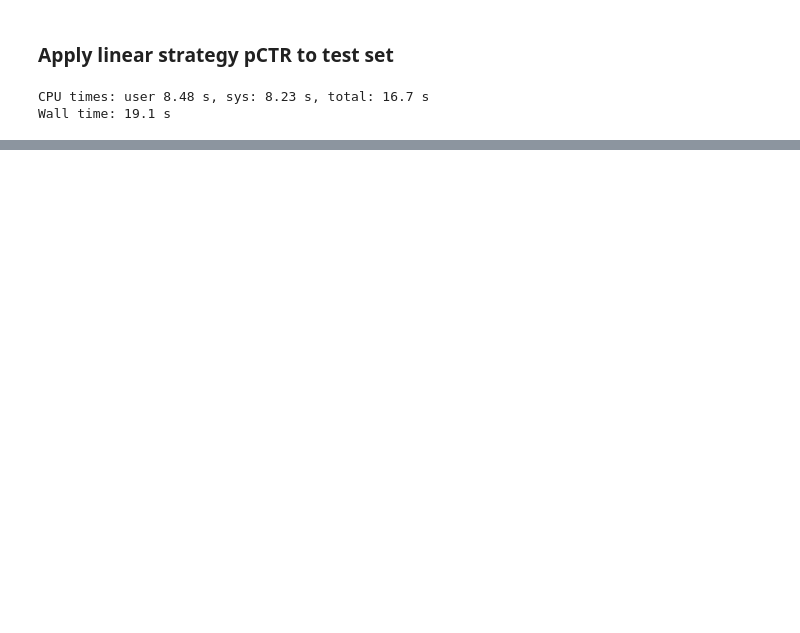
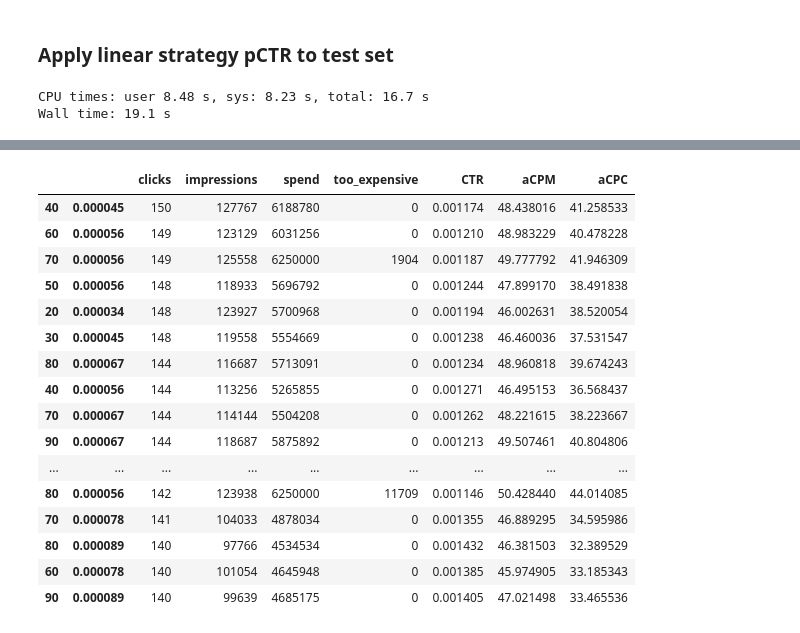
Before and after one commit to FaizalNafis/maai_bid_strategy, a Jupyter notebook: Q3.ipynb, the cells around one changed output, grey strips where cells are left out. Cells and saved outputs as stored; diff of their text form; code cells hidden in the pictures; blank space fills up the shorter version.

```diff
--- a/Q3.ipynb
+++ b/Q3.ipynb
@@ -572,3 +63,9 @@ sample_weights = validation['click'].where(validation['click'] == 1, 1).where(
+# %%
+validation = pd.read_hdf('preprocessed.h5', 'validation')
+X_resampled, y_resampled = pickle.load(open( "resampled", "rb" ))
+
+y_validate_true = validation['click'].values
+X_validate = validation.drop(columns=['click', 'payprice'])
 # %%
 %%time
 random_seed = 4448
@@ -621,8 +86,13 @@ X_validate = validation.drop(columns=['click', 'payprice'])
 # %%
-# y_validate_class = lr.predict(X_validate)
+y_validate_class = lr.predict(X_validate)
 print(classification_report_imbalanced(y_validate_true, y_validate_class, target_names=['no click', 'click']))
-print('ROC AUC score {:.5f}'.format(roc_auc_score(y_validate_true, y_validate_class)))
-print("Balanced accuracy score: {:.5f}".format(balanced_accuracy_score(y_validate_true, y_validate_class)))
+print('ROC AUC:\t{:.5f}'.format(roc_auc_score(y_validate_true, y_validate_class)))
+print("Log loss:\t{:.5f}".format(log_loss(y_validate_true, y_validate_class)))
+
+y_validate_prob = lr.predict_proba(X_validate)
+print('Log loss\t{:.5f}'.format(c, log_loss(y_validate_true, y_validate_prob)))
+print('ROC AUC\t{:.5f}'.format(c, roc_auc_score(y_validate_true, y_validate_prob[:,1])))
+
 print('done')
 # %% [output]
                    pre       rec       spe        f1       geo       iba       sup
@@ -669,12 +139,12 @@ payprice = validation['payprice']
 clicks = validation['click']
 
 # VERIFY THAT THE pCTR INDEED IS EQUAL TO THE PROB OF CLICK == 1
-pCTR = y_validate_prob[:, 1]
+pCTR_val = y_validate_prob[:, 1]
 
 no_click, click = np.bincount(y_validate_true)
 avgCTR = click / (no_click + click)
 
-bid_strategy = lambda base_bid: base_bid * (pCTR / avgCTR)
+bid_strategy = lambda base_bid: base_bid * (pCTR_val / avgCTR)
 
 bid_range = np.arange(3.4, 3.8, 0.02)
 bid_range_wide = np.arange(1, 5, .5)
@@ -770,0 +308,20 @@ test_raw = pd.read_csv('../we_data/test.csv')
+# %%
+statistics.sort_values('clicks', ascending=False).head(20)
+# %% [output]
+|  |  | clicks | impressions | spend | too_expensive | CTR | aCPM | aCPC |
+| 40 | 0.000045 | 150 | 127767 | 6188780 | 0 | 0.001174 | 48.438016 | 41.258533 |
+| 60 | 0.000056 | 149 | 123129 | 6031256 | 0 | 0.001210 | 48.983229 | 40.478228 |
+| 70 | 0.000056 | 149 | 125558 | 6250000 | 1904 | 0.001187 | 49.777792 | 41.946309 |
+| 50 | 0.000056 | 148 | 118933 | 5696792 | 0 | 0.001244 | 47.899170 | 38.491838 |
+| 20 | 0.000034 | 148 | 123927 | 5700968 | 0 | 0.001194 | 46.002631 | 38.520054 |
+| 30 | 0.000045 | 148 | 119558 | 5554669 | 0 | 0.001238 | 46.460036 | 37.531547 |
+| 80 | 0.000067 | 144 | 116687 | 5713091 | 0 | 0.001234 | 48.960818 | 39.674243 |
+| 40 | 0.000056 | 144 | 113256 | 5265855 | 0 | 0.001271 | 46.495153 | 36.568437 |
+| 70 | 0.000067 | 144 | 114144 | 5504208 | 0 | 0.001262 | 48.221615 | 38.223667 |
+| 90 | 0.000067 | 144 | 118687 | 5875892 | 0 | 0.001213 | 49.507461 | 40.804806 |
+| ... | ... | ... | ... | ... | ... | ... | ... | ... |
+| 80 | 0.000056 | 142 | 123938 | 6250000 | 11709 | 0.001146 | 50.428440 | 44.014085 |
+| 70 | 0.000078 | 141 | 104033 | 4878034 | 0 | 0.001355 | 46.889295 | 34.595986 |
+| 80 | 0.000089 | 140 | 97766 | 4534534 | 0 | 0.001432 | 46.381503 | 32.389529 |
+| 60 | 0.000078 | 140 | 101054 | 4645948 | 0 | 0.001385 | 45.974905 | 33.185343 |
+| 90 | 0.000089 | 140 | 99639 | 4685175 | 0 | 0.001405 | 47.021498 | 33.465536 |
```
Also changed, not shown: parts of 50 cells of this notebook, 1 other file.
